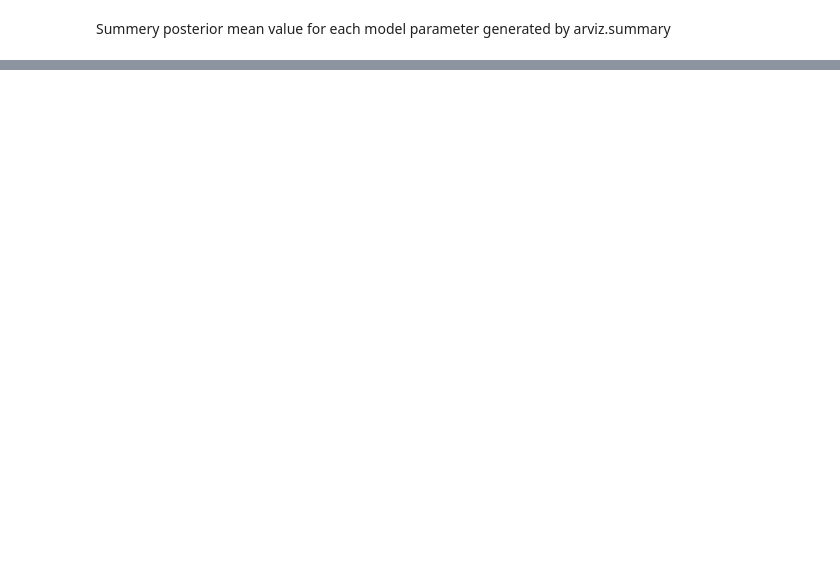
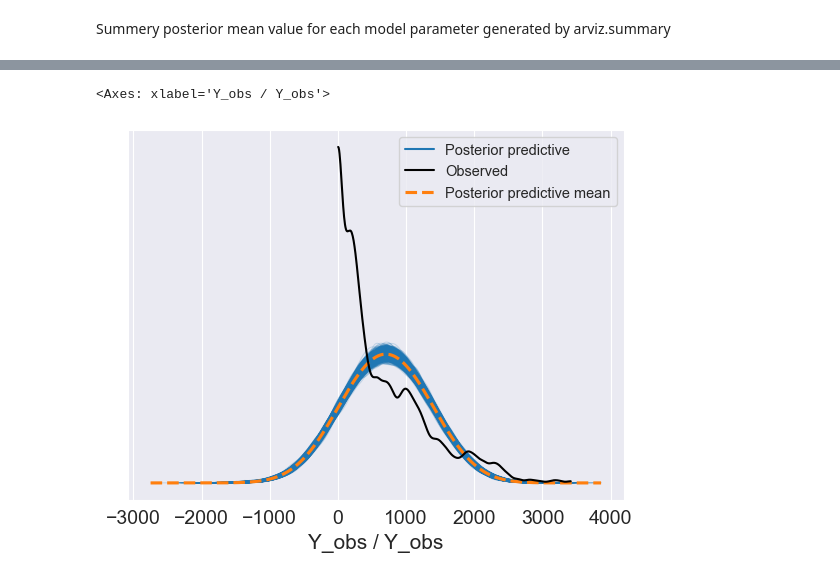
Before and after one commit to ZehuaLiuY/ML_CW, a Jupyter notebook: src/Bayesian_Linear_Regression.ipynb, the cells around one changed output, grey strips where cells are left out. Drawn from its saved outputs; the diff is of its cells as text; code cells hidden in the pictures; blank space fills up the shorter version.

```diff
--- a/src/Bayesian_Linear_Regression.ipynb
+++ b/src/Bayesian_Linear_Regression.ipynb
@@ -216,0 +258,4 @@ sigma       3185.0    1.0
+# %%
+y_pred = []
+with model:
+    y_pred = pm.sample_posterior_predictive(trace, extend_inferencedata=True)
@@ -216,0 +265,6 @@ sigma       3185.0    1.0
+# %%
+# plot ppd
+az.plot_ppc(y_pred)
+# %% [output]
+<Axes: xlabel='Y_obs / Y_obs'>
+[figure, added]
```
Also changed, not shown: parts of 6 cells of this notebook.
